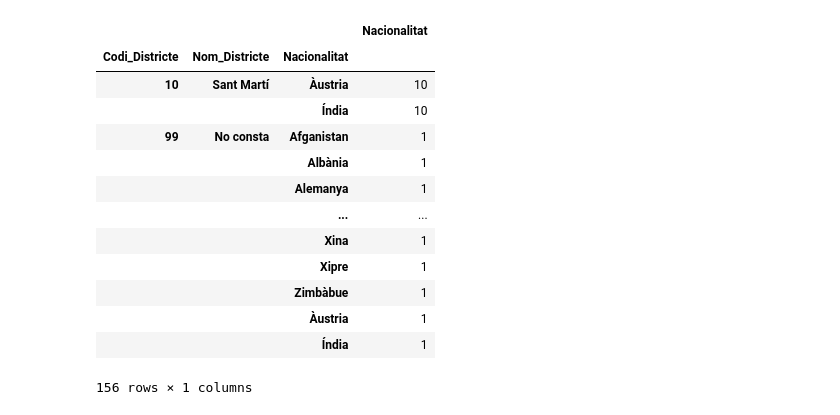
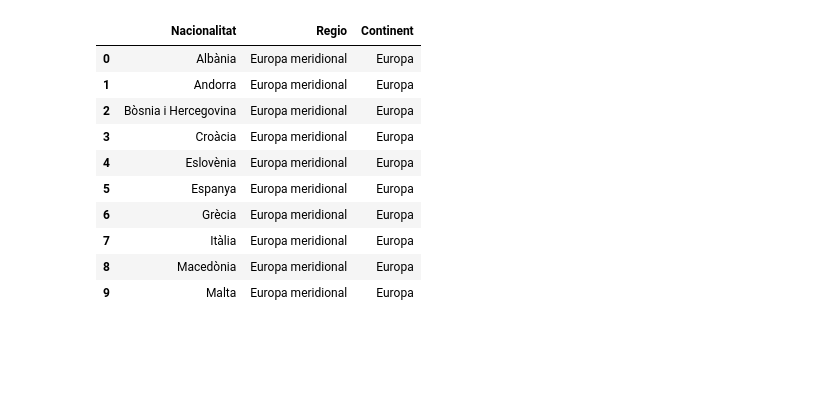
Before and after one commit to yuchiahung/Barcelona-data, a Jupyter notebook: Barcelona_immigrant.ipynb, the cells around one changed output. Drawn from its saved outputs; the diff is of its cells as text; code cells hidden in the pictures; blank space fills up the shorter version.

Commit message:
nacionalitat

```diff
--- a/Barcelona_immigrant.ipynb
+++ b/Barcelona_immigrant.ipynb
@@ -57,18 +6,22 @@ district
-# %%
-dis_2015 = nation_2015.groupby(['Codi_Districte', 'Nom_Districte', 'Nacionalitat'])[['Nacionalitat']].count()
-dis_2015.iloc[1538:,:]
-# %% [output]
-|  |  |  | Nacionalitat |
-| Codi_Districte | Nom_Districte | Nacionalitat |  |
-| 10 | Sant Martí | Àustria | 10 |
-|  |  | Índia | 10 |
-| 99 | No consta | Afganistan | 1 |
-|  |  | Albània | 1 |
-|  |  | Alemanya | 1 |
-|  |  | ... | ... |
-|  |  | Xina | 1 |
-|  |  | Xipre | 1 |
-|  |  | Zimbàbue | 1 |
-|  |  | Àustria | 1 |
-|  |  | Índia | 1 |
-156 rows × 1 columns
+# %%
+# read the file of nations and the continent they belong
+continent = pd.read_csv('data/pais_continent.csv').iloc[:,1:4]
+continent.columns = ['Nacionalitat', 'Regio', 'Continent']
+# delete the space in the data
+for i in range(len(continent)):
+    for j in range(continent.shape[1]):
+        if type(continent.iloc[i,j]) == str:
+            continent.iloc[i,j] = " ".join(continent.iloc[i,j].split())
+continent.head(10)
+# %% [output]
+|  | Nacionalitat | Regio | Continent |
+| 0 | Albània | Europa meridional | Europa |
+| 1 | Andorra | Europa meridional | Europa |
+| 2 | Bòsnia i Hercegovina | Europa meridional | Europa |
+| 3 | Croàcia | Europa meridional | Europa |
+| 4 | Eslovènia | Europa meridional | Europa |
+| 5 | Espanya | Europa meridional | Europa |
+| 6 | Grècia | Europa meridional | Europa |
+| 7 | Itàlia | Europa meridional | Europa |
+| 8 | Macedònia | Europa meridional | Europa |
+| 9 | Malta | Europa meridional | Europa |
```
Also changed, not shown: parts of 7 cells of this notebook, 9 other files.
